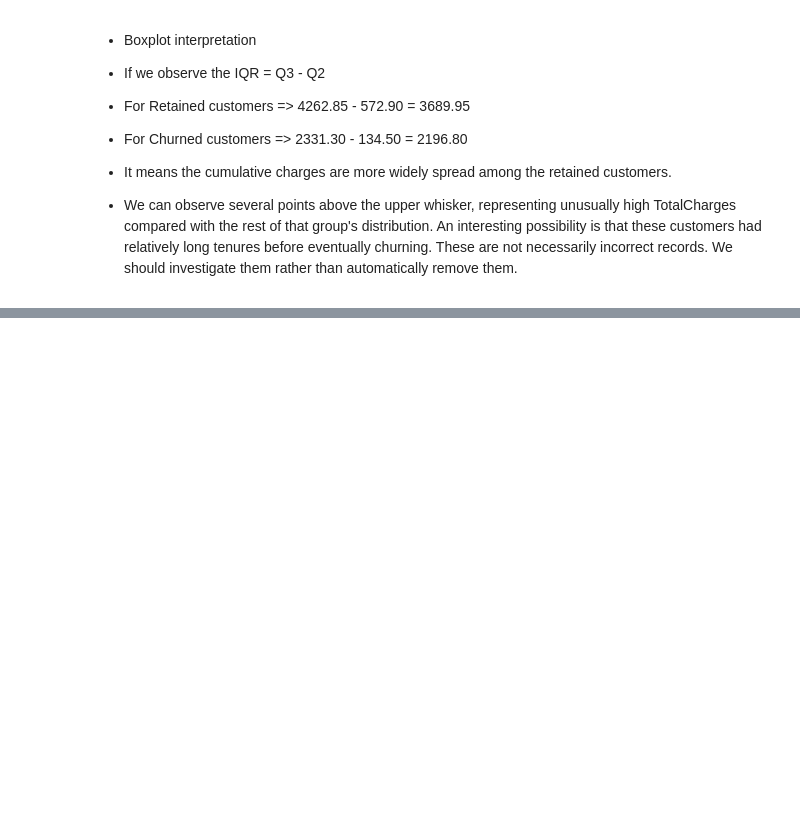
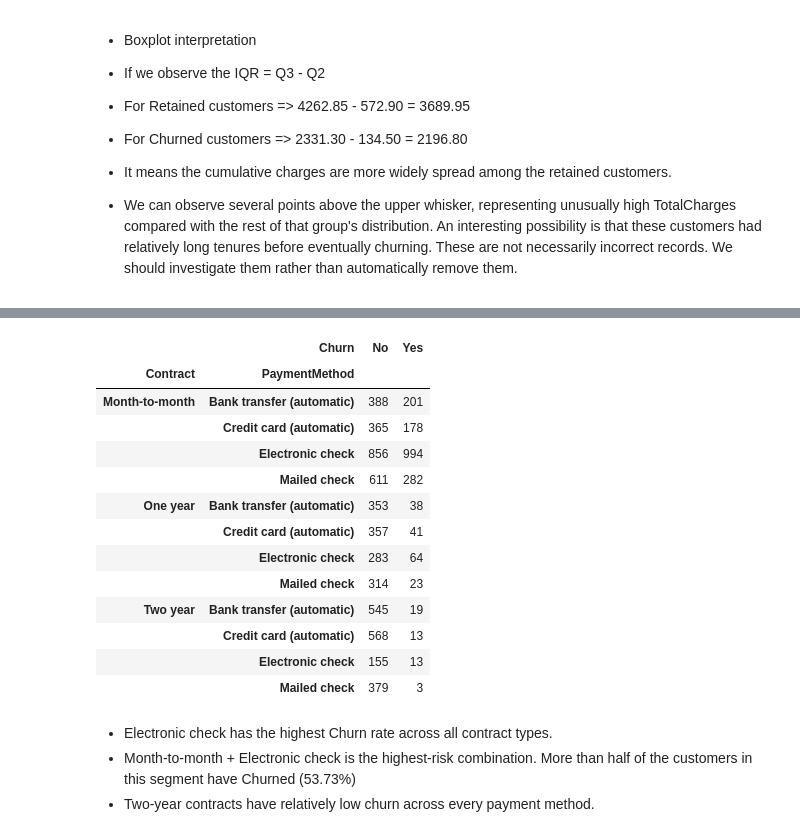
Before and after one commit to dheeraj59/Telco-Customer-Churn-EDA, a Jupyter notebook: eda.ipynb, the cells around one changed output, grey strips where cells are left out. Saved outputs shown, nothing was run; the diff lists cells and outputs as text; code cells hidden in the pictures; blank space fills up the shorter version.

```diff
--- a/eda.ipynb
+++ b/eda.ipynb
@@ -1458,0 +1484,22 @@ These are not necessarily incorrect records. We should investigate them rather t
+# %%
+contract_payment_count = pd.crosstab(index = [df["Contract"],df["PaymentMethod"]], columns=df["Churn"])
+contract_payment_count
+# %% [output]
+|  | Churn | No | Yes |
+| Contract | PaymentMethod |  |  |
+| Month-to-month | Bank transfer (automatic) | 388 | 201 |
+|  | Credit card (automatic) | 365 | 178 |
+|  | Electronic check | 856 | 994 |
+|  | Mailed check | 611 | 282 |
+| One year | Bank transfer (automatic) | 353 | 38 |
+|  | Credit card (automatic) | 357 | 41 |
+|  | Electronic check | 283 | 64 |
+|  | Mailed check | 314 | 23 |
+| Two year | Bank transfer (automatic) | 545 | 19 |
+|  | Credit card (automatic) | 568 | 13 |
+|  | Electronic check | 155 | 13 |
+|  | Mailed check | 379 | 3 |
+# %% [markdown]
+- Electronic check has the highest Churn rate across all contract types.
+- Month-to-month + Electronic check is the highest-risk combination. More than half of the customers in this segment have Churned (53.73%)
+- Two-year contracts have relatively low churn across every payment method.
```
Also changed, not shown: parts of 2 cells of this notebook.
